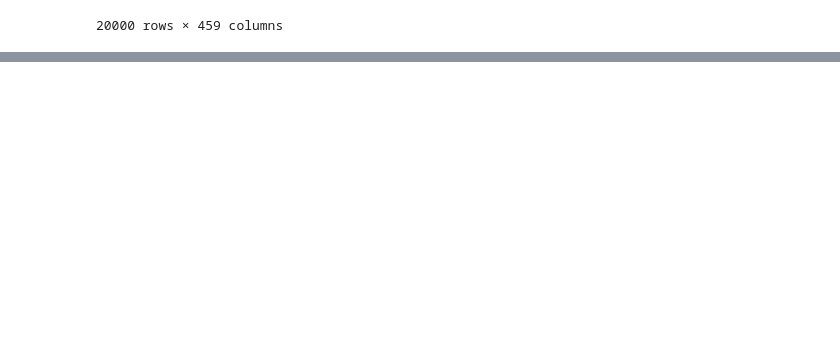
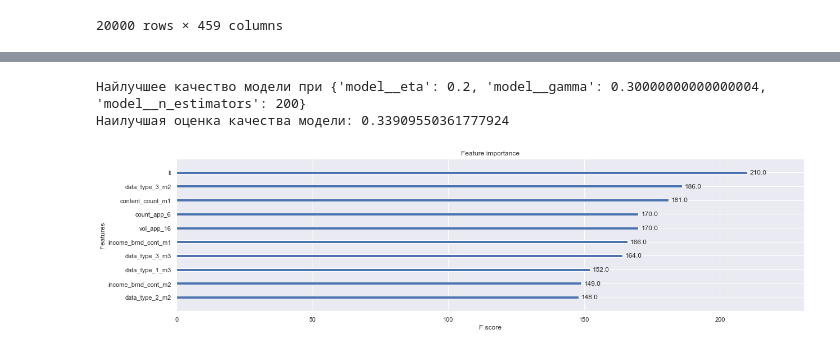
Before and after one commit to ML-Project-Univercity/Project, a Jupyter notebook: Project/Project.ipynb, the cells around one changed output, grey strips where cells are left out. Drawn from its saved outputs; the diff is of its cells as text; code cells hidden in the pictures; blank space fills up the shorter version.

```diff
--- a/Project/Project.ipynb
+++ b/Project/Project.ipynb
@@ -236,0 +235,37 @@ df_new_100
+# %%
+X_train, X_test, y_train, y_test = train_test_split(df_new_100, y, test_size=0.2, random_state=42)
+# %%
+print("\n\tIMBALANCED CLASS\n")
+difference = count(y_train)
+model = XGBClassifier(scale_pos_weight = difference, use_rmm = 'true', eval_metric='mlogloss').fit(X_train, y_train)
+print()
+makeScore(model)
+
+
+print("\n\tRANDOM OVERSAMPLING\n")
+oversample = RandomOverSampler(random_state= 42, sampling_strategy = 'minority')
+X_ros, y_ros = oversample.fit_resample(X_train, y_train)
+model = XGBClassifier(use_rmm = 'true', eval_metric='mlogloss').fit(X_ros, y_ros)
+count(y_ros)
+print()
+makeScore(model)
+
+
+print("\n\tRANDOM UNDERSAMPLING\n")
+undersample = RandomUnderSampler(random_state= 42, sampling_strategy = 'majority')
+X_rus, y_rus = undersample.fit_resample(X_train, y_train)
+model = XGBClassifier(use_rmm = 'true', eval_metric='mlogloss').fit(X_rus, y_rus)
+count(y_rus)
+print()
+makeScore(model)
+
+
+print("\n\tRANDOM OVERSEMPLING AND UNDERSAMPLING\n")
+over = RandomOverSampler(random_state=42, sampling_strategy=0.2)
+X_rous, y_rous = over.fit_resample(X_train, y_train)
+under = RandomUnderSampler(random_state=42, sampling_strategy=0.9) # sampling_strategy = float - количество выборок в классе большинства после повторной выборки и количество выборок в классе меньшинства, соответственно.
+X_rous, y_rous = under.fit_resample(X_rous, y_rous)
+model = XGBClassifier(use_rmm = 'true', eval_metric='mlogloss').fit(X_rous, y_rous)
+count(y_rous)
+print()
+makeScore(model)
@@ -236,0 +421,14 @@ df_new_100
+# %%
+print("Найлучшее качество модели при", grid.best_params_)
+print("Наилучшая оценка качества модели:", grid.best_score_)
+# %% [output]
+Найлучшее качество модели при {'model__eta': 0.2, 'model__gamma': 0.30000000000000004, 'model__n_estimators': 200}
+Наилучшая оценка качества модели: 0.33909550361777924
+# %%
+model = XGBClassifier(eta= 0.2, gamma= 0.3, n_estimators= 200, use_rmm= True, eval_metric='mlogloss')
+model.fit(X_rous, y_rous)
+ax = plot_importance(model, max_num_features=10)
+fig = ax.figure
+fig.set_size_inches(20, 5)
+# %% [output]
+[figure, added]
```
Also changed, not shown: parts of 17 cells of this notebook, 1 other file.
